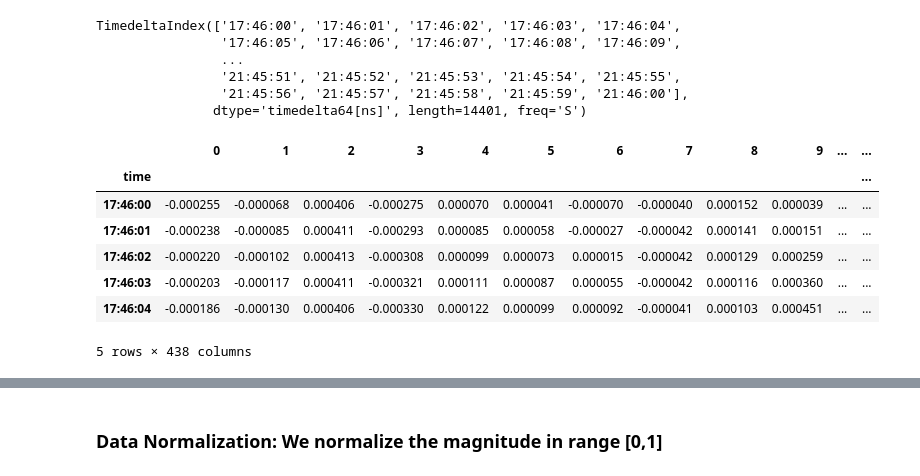
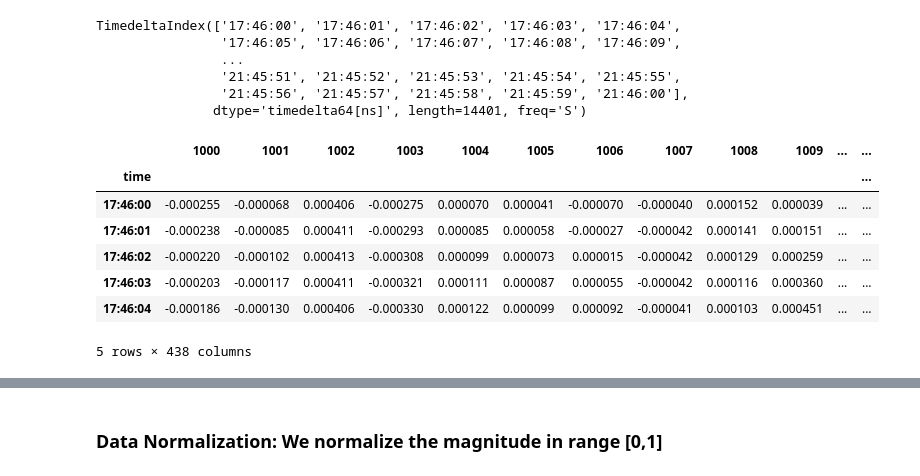
Before and after one commit to sayaaoi/Tohoku.Earthquake.Visualization, a Jupyter notebook: Data Visualization of Tohoku earthquake.ipynb, the cells around one changed output, grey strips where cells are left out. Saved outputs shown, nothing was run; the diff lists cells and outputs as text; code cells hidden in the pictures.

```diff
--- a/Data Visualization of Tohoku earthquake.ipynb
+++ b/Data Visualization of Tohoku earthquake.ipynb
@@ -113,9 +150,10 @@ TimedeltaIndex(['17:46:00', '17:46:01', '17:46:02', '17:46:03', '17:46:04',
 # %%
 time_magnitude['time'] = time_range
 time_magnitude.set_index('time', inplace=True)
+time_magnitude.columns=np.arange(1000,1438)
 time_magnitude.head()
 # %% [output]
-|  | 0 | 1 | 2 | 3 | 4 | 5 | 6 | 7 | 8 | 9 | ... | ... |
+|  | 1000 | 1001 | 1002 | 1003 | 1004 | 1005 | 1006 | 1007 | 1008 | 1009 | ... | ... |
 | time |  |  |  |  |  |  |  |  |  |  |  | ... |
 | 17:46:00 | -0.000255 | -0.000068 | 0.000406 | -0.000275 | 0.000070 | 0.000041 | -0.000070 | -0.000040 | 0.000152 | 0.000039 | ... | ... |
 | 17:46:01 | -0.000238 | -0.000085 | 0.000411 | -0.000293 | 0.000085 | 0.000058 | -0.000027 | -0.000042 | 0.000141 | 0.000151 | ... | ... |
```
Also changed, not shown: parts of 23 cells of this notebook.
